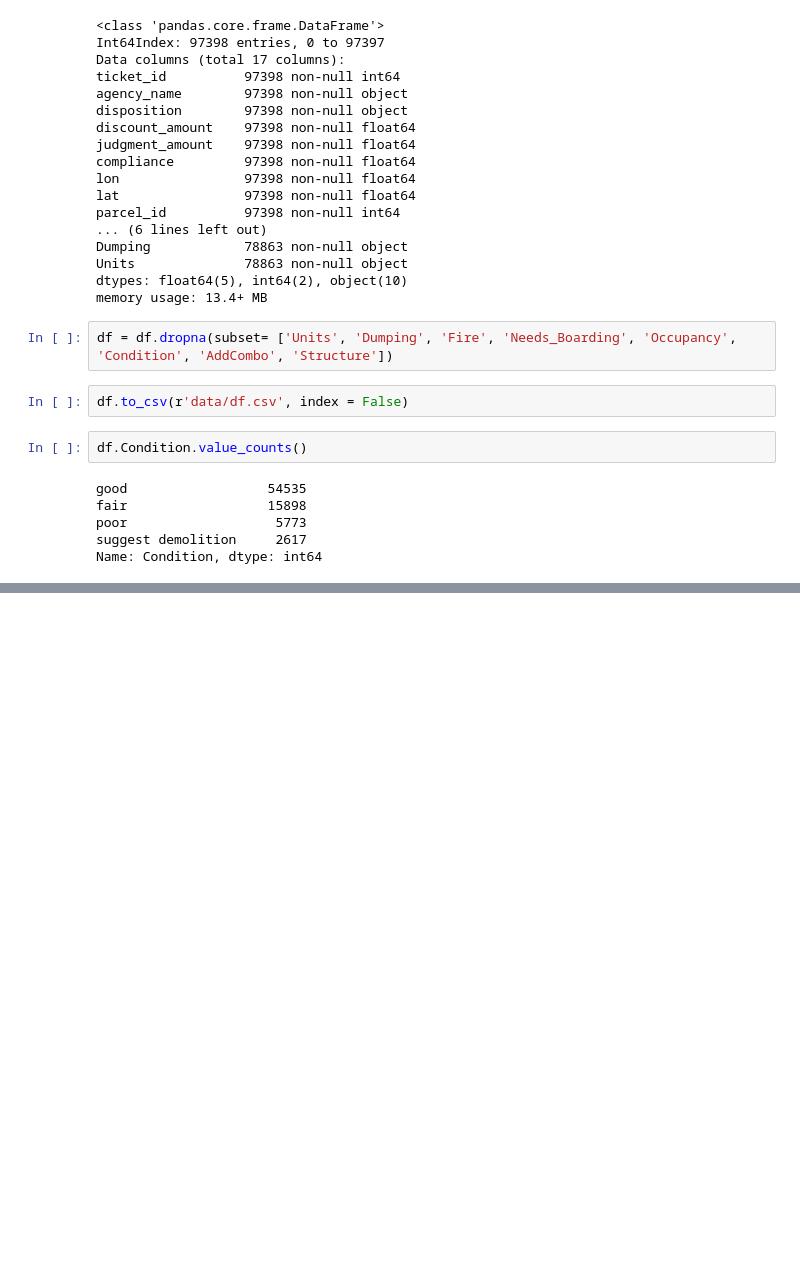
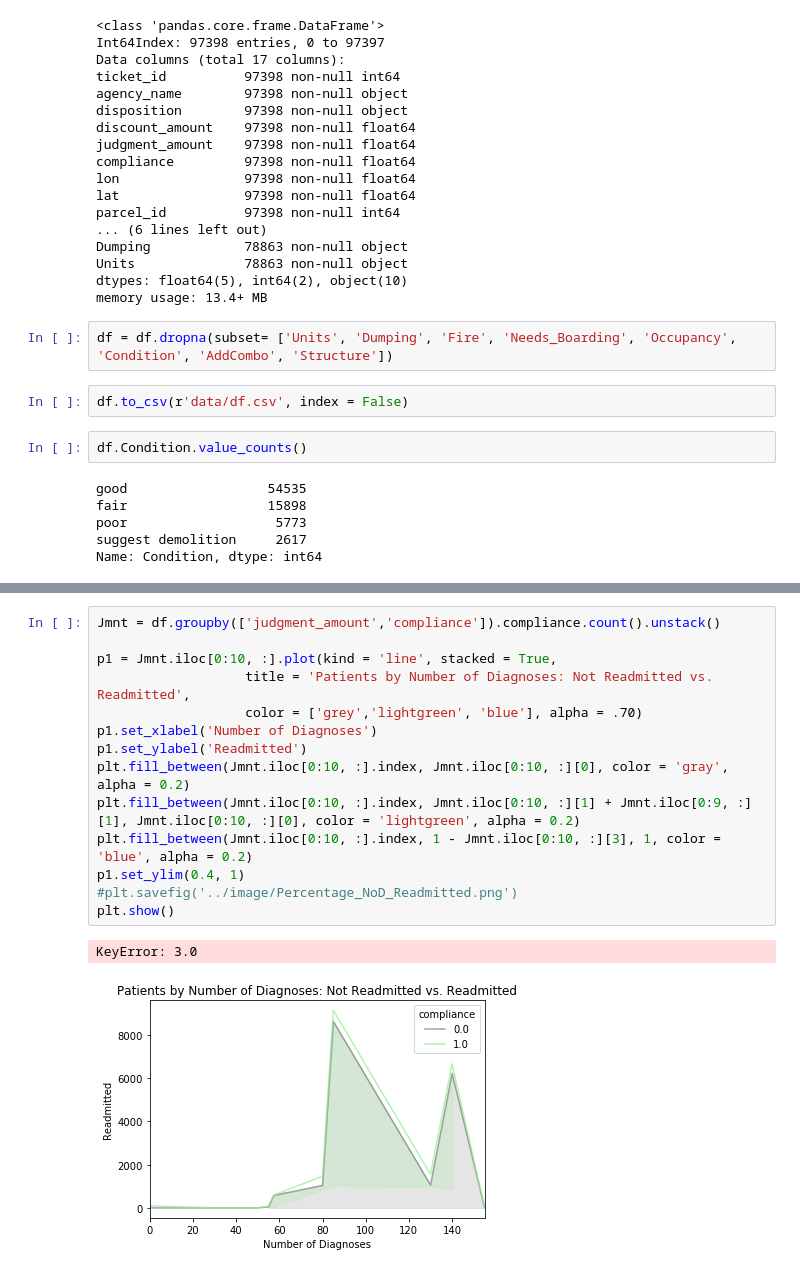
Before and after one commit to Kelvin-Arellano/nyc_mhtn_ds_Project_3, a Jupyter notebook: ingeniring.ipynb, the cells around one changed output, grey strips where cells are left out. Cells and saved outputs as stored; diff of their text form; blank space fills up the shorter version.

```diff
--- a/ingeniring.ipynb
+++ b/ingeniring.ipynb
@@ -322,0 +358,17 @@ compliance
+# %%
+Jmnt = df.groupby(['judgment_amount','compliance']).compliance.count().unstack()
+
+p1 = Jmnt.iloc[0:10, :].plot(kind = 'line', stacked = True,
+                   title = 'Patients by Number of Diagnoses: Not Readmitted vs. Readmitted',
+                   color = ['grey','lightgreen', 'blue'], alpha = .70)
+p1.set_xlabel('Number of Diagnoses')
+p1.set_ylabel('Readmitted')
+plt.fill_between(Jmnt.iloc[0:10, :].index, Jmnt.iloc[0:10, :][0], color = 'gray', alpha = 0.2)
+plt.fill_between(Jmnt.iloc[0:10, :].index, Jmnt.iloc[0:10, :][1] + Jmnt.iloc[0:9, :][1], Jmnt.iloc[0:10, :][0], color = 'lightgreen', alpha = 0.2)
+plt.fill_between(Jmnt.iloc[0:10, :].index, 1 - Jmnt.iloc[0:10, :][3], 1, color = 'blue', alpha = 0.2)
+p1.set_ylim(0.4, 1)
+#plt.savefig('../image/Percentage_NoD_Readmitted.png')
+plt.show()
+# %% [output]
+KeyError: 3.0
+[figure, added]
```
Also changed, not shown: parts of 3 cells of this notebook, 1 other file.
